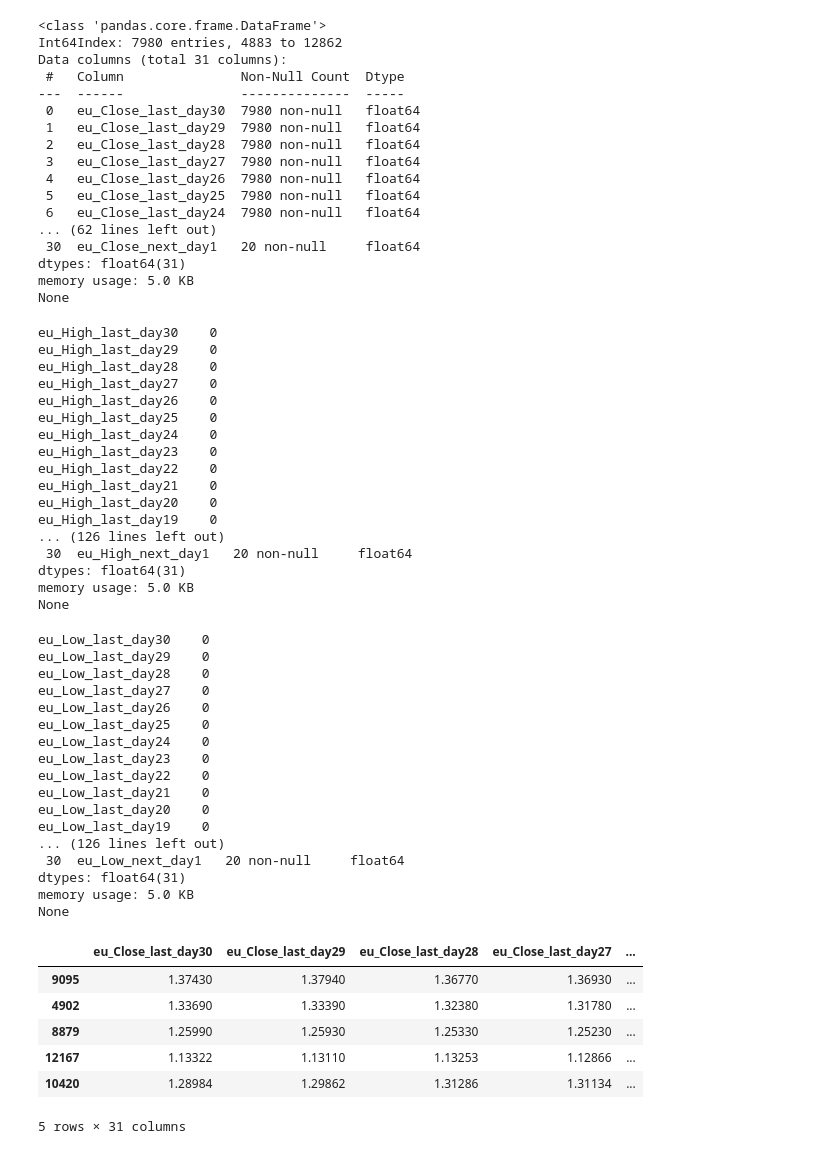
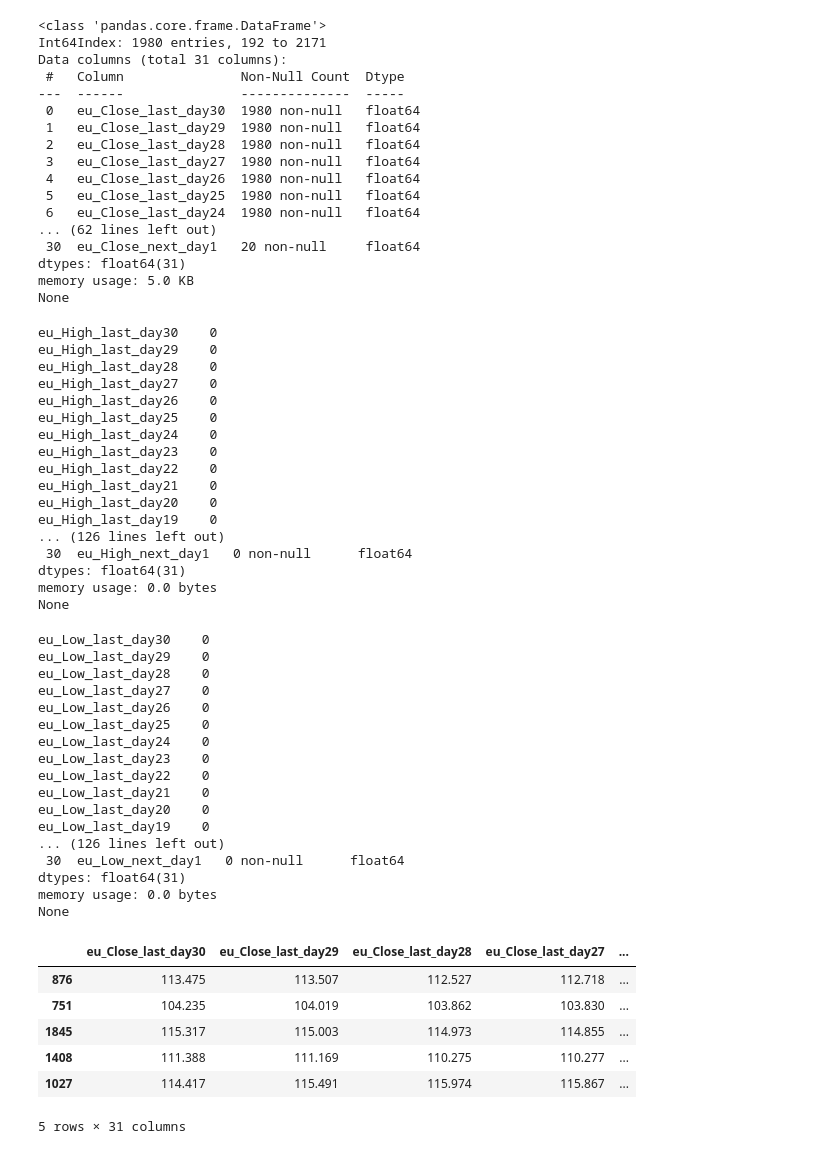
Before and after one commit to gomlfx/ApiaryFund_, a Jupyter notebook: AGC27_1_0.ipynb, the cells around one changed output. Cells and saved outputs as stored; diff of their text form; code cells hidden in the pictures.

```diff
--- a/AGC27_1_0.ipynb
+++ b/AGC27_1_0.ipynb
@@ -45,7 +45,7 @@ from sklearn import preprocessing
 from autogluon.tabular import TabularDataset, TabularPredictor
 # %%
  #MT4 csv
-df_m_5=pd.read_csv('EURUSD1440.csv', names=['d','t','eu_o','eu_h','eu_l','eu_c','eu_v'])
+df_m_5=pd.read_csv('CHFJPY1440.csv', names=['d','t','eu_o','eu_h','eu_l','eu_c','eu_v'])
 
 
 # df2=pd.read_csv('GBPUSD1440.csv', names=['d','t','gu_o','gu_h','gu_l','gu_c','gu_v'])
@@ -301,6 +301,6 @@ last_row
 10 rows × 93 columns
 # %%
-df_m_5 = pd.DataFrame(data=df_m_5.tail(8000))
+df_m_5 = pd.DataFrame(data=df_m_5.tail(2000))
 df_m_5
 # %% [output]
 |  | eu_High_last_day30 | eu_Low_last_day30 | eu_Close_last_day30 | eu_High_last_day29 | eu_Low_last_day29 | ... |
@@ -319,10 +319,10 @@ df_m_5
 # %%
 #create initial train and test data as pd.DF for close
 #final test DF is last_row
-df_m_5_train_close = pd.DataFrame(data=df_m_5.iloc[0:7980,[2,5,8,11,14,17,20,23,26,29,32,35,38,41,44,47,50,53,56,59,62,65,68,71,74,77,80,83,86,89,92]])
+df_m_5_train_close = pd.DataFrame(data=df_m_5.iloc[0:1980,[2,5,8,11,14,17,20,23,26,29,32,35,38,41,44,47,50,53,56,59,62,65,68,71,74,77,80,83,86,89,92]])
 
 
-df_m_5_test_close = pd.DataFrame(data=df_m_5.iloc[7980:8001,[2,5,8,11,14,17,20,23,26,29,32,35,38,41,44,47,50,53,56,59,62,65,68,71,74,77,80,83,86,89,92]])
+df_m_5_test_close = pd.DataFrame(data=df_m_5.iloc[1980:2001,[2,5,8,11,14,17,20,23,26,29,32,35,38,41,44,47,50,53,56,59,62,65,68,71,74,77,80,83,86,89,92]])
 print(df_m_5_train_close )
 print(df_m_5_test_close )
 # %% [output]
@@ -437,17 +437,17 @@ print(df_m_5_train_close.info())
 print(df_m_5_test_close.info())
 # %% [output]
 <class 'pandas.core.frame.DataFrame'>
-Int64Index: 7980 entries, 4883 to 12862
+Int64Index: 1980 entries, 192 to 2171
 Data columns (total 31 columns):
  #   Column               Non-Null Count  Dtype
 ---  ------               --------------  -----
- 0   eu_Close_last_day30  7980 non-null   float64
- 1   eu_Close_last_day29  7980 non-null   float64
- 2   eu_Close_last_day28  7980 non-null   float64
- 3   eu_Close_last_day27  7980 non-null   float64
- 4   eu_Close_last_day26  7980 non-null   float64
- 5   eu_Close_last_day25  7980 non-null   float64
- 6   eu_Close_last_day24  7980 non-null   float64
+ 0   eu_Close_last_day30  1980 non-null   float64
+ 1   eu_Close_last_day29  1980 non-null   float64
+ 2   eu_Close_last_day28  1980 non-null   float64
+ 3   eu_Close_last_day27  1980 non-null   float64
+ 4   eu_Close_last_day26  1980 non-null   float64
+ 5   eu_Close_last_day25  1980 non-null   float64
+ 6   eu_Close_last_day24  1980 non-null   float64
 ... (62 lines left out)
  30  eu_Close_next_day1   20 non-null     float64
 dtypes: float64(31)
@@ -472,9 +472,9 @@ eu_High_last_day21    0
 eu_High_last_day20    0
 eu_High_last_day19    0
 ... (126 lines left out)
- 30  eu_High_next_day1   20 non-null     float64
+ 30  eu_High_next_day1   0 non-null      float64
 dtypes: float64(31)
-memory usage: 5.0 KB
+memory usage: 0.0 bytes
 None
 # %%
 print(df_m_5_train_low.isna().sum())
@@ -495,21 +495,21 @@ eu_Low_last_day21    0
 eu_Low_last_day20    0
 eu_Low_last_day19    0
 ... (126 lines left out)
- 30  eu_Low_next_day1   20 non-null     float64
+ 30  eu_Low_next_day1   0 non-null      float64
 dtypes: float64(31)
-memory usage: 5.0 KB
+memory usage: 0.0 bytes
 None
 # %%
 train_close = df_m_5_train_close
-train_close=train_close.sample(n=5000, replace=True)
+train_close=train_close.sample(n=2000, replace=True)
 train_close.head()
 # %% [output]
 |  | eu_Close_last_day30 | eu_Close_last_day29 | eu_Close_last_day28 | eu_Close_last_day27 | ... |
-| 9095 | 1.37430 | 1.37940 | 1.36770 | 1.36930 | ... |
-| 4902 | 1.33690 | 1.33390 | 1.32380 | 1.31780 | ... |
-| 8879 | 1.25990 | 1.25930 | 1.25330 | 1.25230 | ... |
-| 12167 | 1.13322 | 1.13110 | 1.13253 | 1.12866 | ... |
-| 10420 | 1.28984 | 1.29862 | 1.31286 | 1.31134 | ... |
+| 876 | 113.475 | 113.507 | 112.527 | 112.718 | ... |
+| 751 | 104.235 | 104.019 | 103.862 | 103.830 | ... |
+| 1845 | 115.317 | 115.003 | 114.973 | 114.855 | ... |
+| 1408 | 111.388 | 111.169 | 110.275 | 110.277 | ... |
+| 1027 | 114.417 | 115.491 | 115.974 | 115.867 | ... |
 5 rows × 31 columns
 # %%
 #predict close
```
Also changed, not shown: parts of 20 cells of this notebook.
